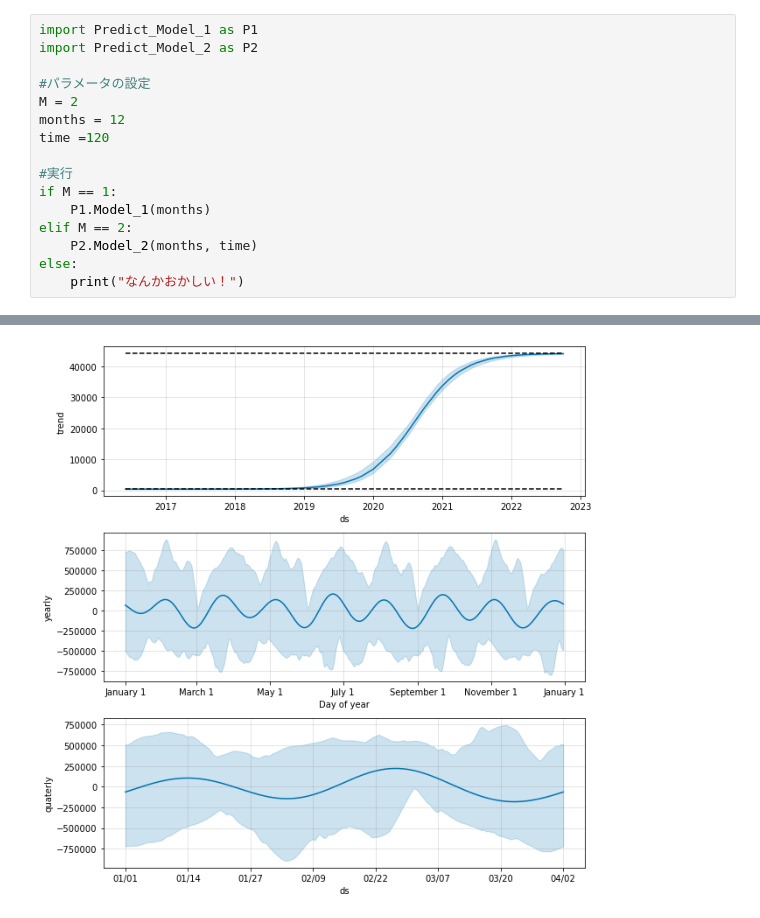
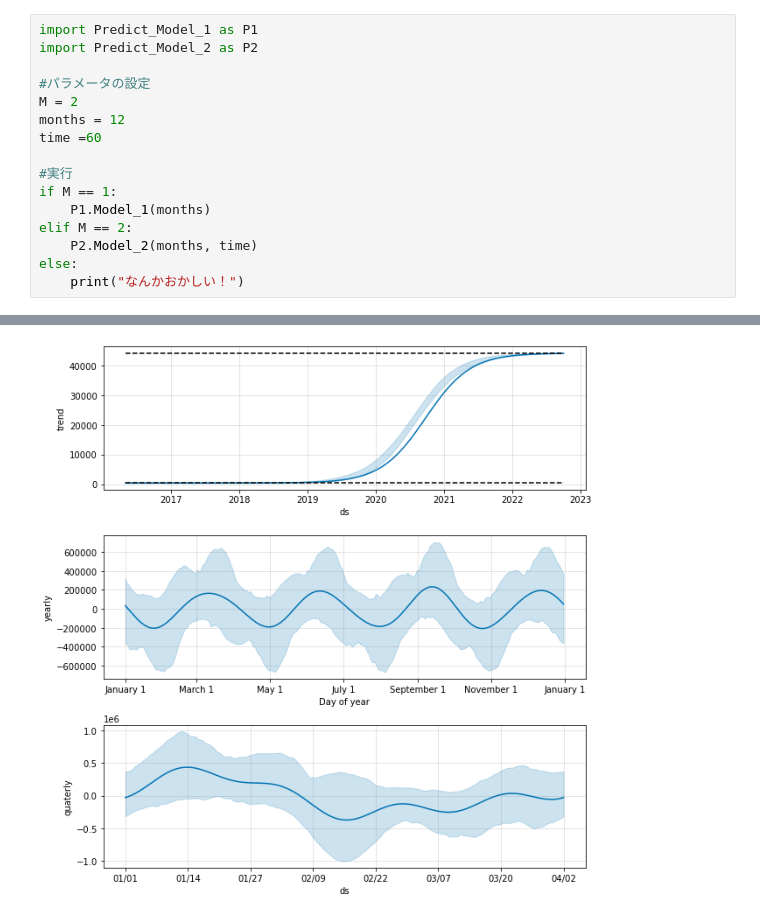
Before and after one commit to schecthellraiser606/Phishing_count_Predict, a Jupyter notebook: code/Lab.ipynb, the cells around one changed output, grey strips where cells are left out. Drawn from its saved outputs; the diff is of its cells as text.

```diff
--- a/code/Lab.ipynb
+++ b/code/Lab.ipynb
@@ -5,7 +5,7 @@ import Predict_Model_2 as P2
 #パラメータの設定
 M = 2
 months = 12
-time =120
+time =60
 
 #実行
 if M == 1:
@@ -36 +36 @@ WARNING:pystan:Run again with max_treedepth larger than 10 to avoid saturation
-[figure, old version]
+[figure, new version]
```
Also changed, not shown: parts of 1 cell of this notebook.
